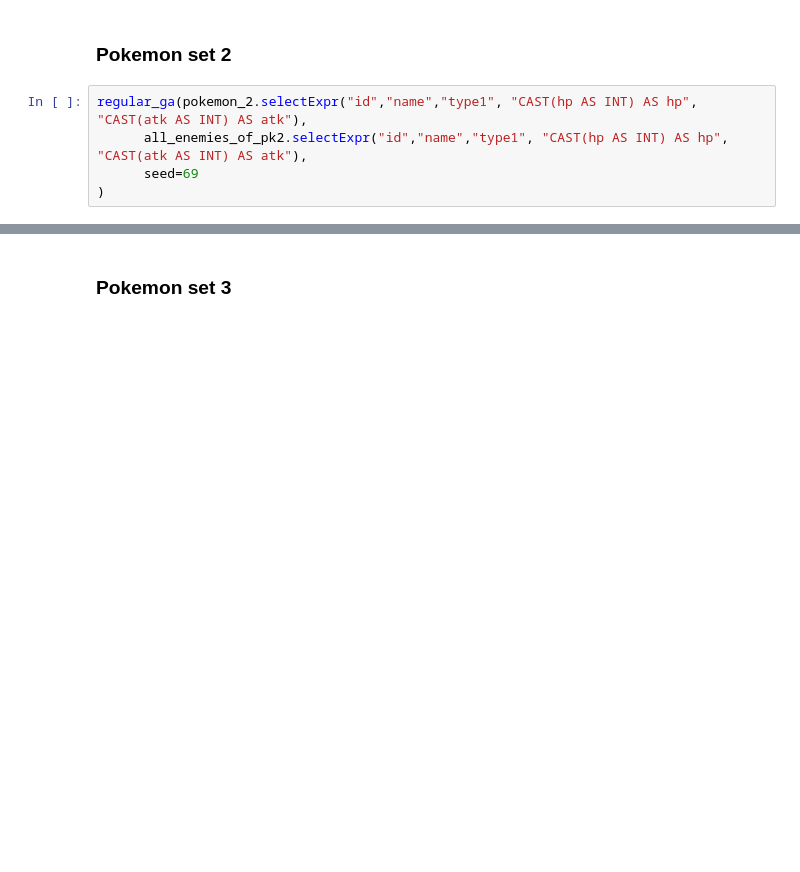
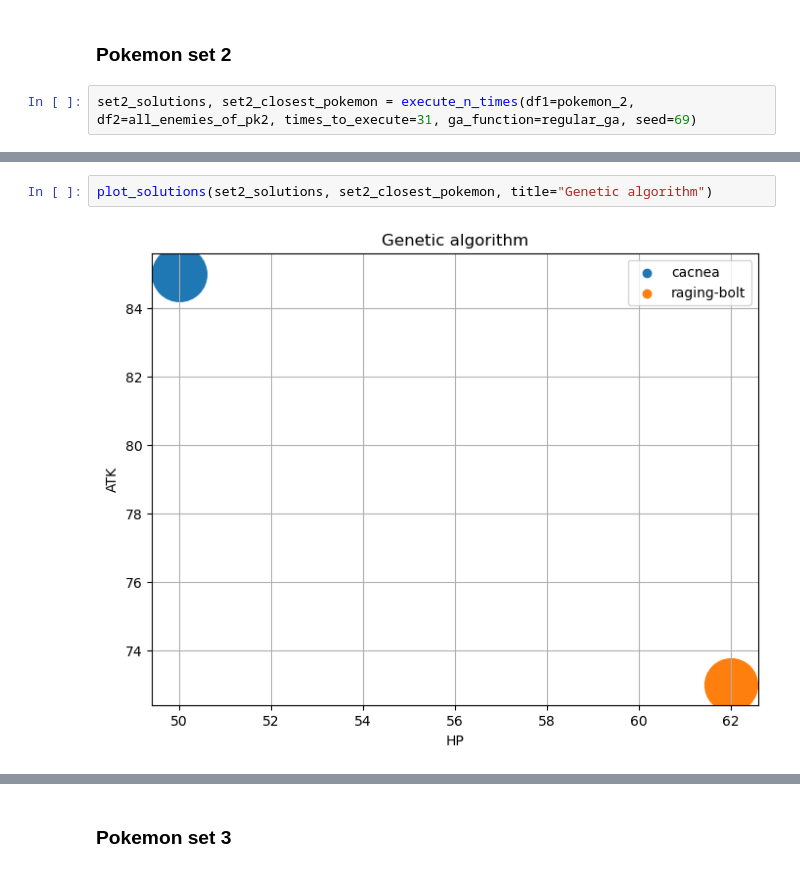
Before and after one commit to ZanZver/PokemonBattles, a Jupyter notebook: Code/code.ipynb, the cells around one changed output, grey strips where cells are left out. Cells and saved outputs as stored; diff of their text form; blank space fills up the shorter version.

```diff
--- a/Code/code.ipynb
+++ b/Code/code.ipynb
@@ -262,8 +351,5 @@ Closest Pokemon to Solution: lurantis
 # %% [markdown]
 ### Pokemon set 2
 # %%
-regular_ga(pokemon_2.selectExpr("id","name","type1", "CAST(hp AS INT) AS hp", "CAST(atk AS INT) AS atk"),
-      all_enemies_of_pk2.selectExpr("id","name","type1", "CAST(hp AS INT) AS hp", "CAST(atk AS INT) AS atk"),
-      seed=69
-)
+set2_solutions, set2_closest_pokemon = execute_n_times(df1=pokemon_2, df2=all_enemies_of_pk2, times_to_execute=31, ga_function=regular_ga, seed=69)
 # %% [output]
@@ -271,0 +373,4 @@ Closest Pokemon to Solution: raging-bolt
+# %%
+plot_solutions(set2_solutions, set2_closest_pokemon, title="Genetic algorithm")
+# %% [output]
+[figure, added]
```
Also changed, not shown: parts of 34 cells of this notebook, 1 other file.
